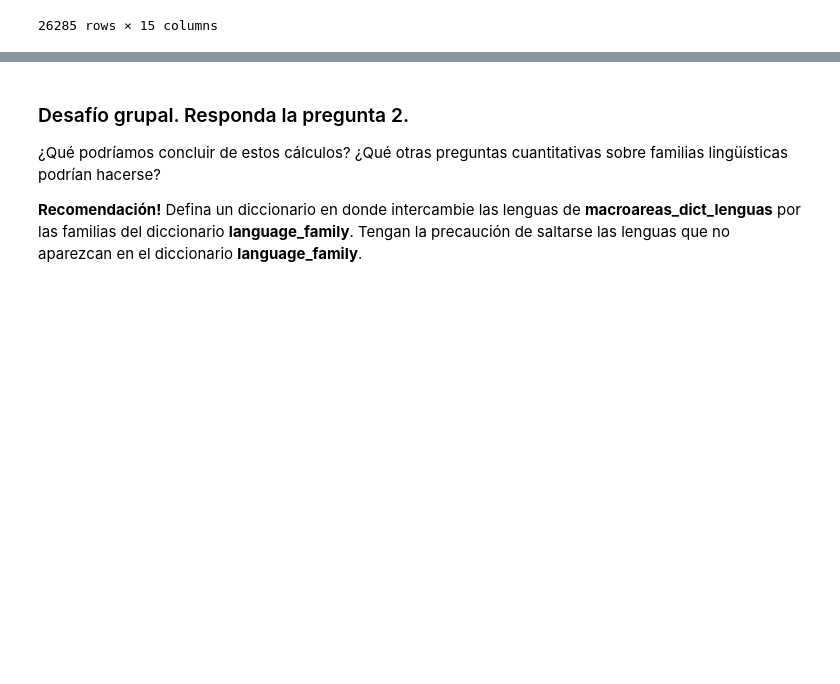
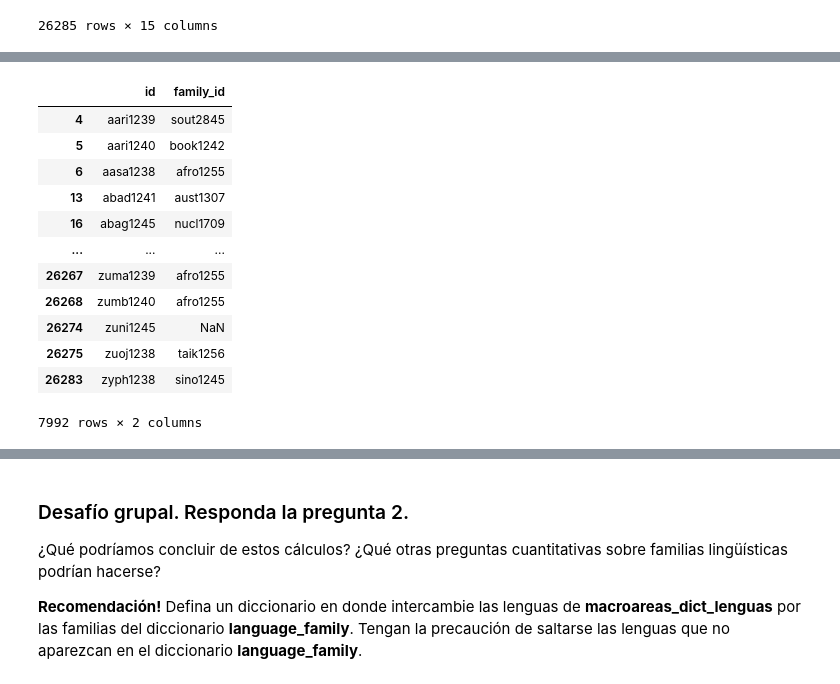
Before and after one commit to javiervz/seminario-computacion-lenguas-amerindias, a Jupyter notebook: códigos/semana-11/1-bases-de-datos.ipynb, the cells around one changed output, grey strips where cells are left out. Saved outputs shown, nothing was run; the diff lists cells and outputs as text; code cells hidden in the pictures; blank space fills up the shorter version.

```diff
--- a/códigos/semana-11/1-bases-de-datos.ipynb
+++ b/códigos/semana-11/1-bases-de-datos.ipynb
@@ -150,0 +195,16 @@ languoid
+# %%
+languoid
+# %% [output]
+|  | id | family_id |
+| 4 | aari1239 | sout2845 |
+| 5 | aari1240 | book1242 |
+| 6 | aasa1238 | afro1255 |
+| 13 | abad1241 | aust1307 |
+| 16 | abag1245 | nucl1709 |
+| ... | ... | ... |
+| 26267 | zuma1239 | afro1255 |
+| 26268 | zumb1240 | afro1255 |
+| 26274 | zuni1245 | NaN |
+| 26275 | zuoj1238 | taik1256 |
+| 26283 | zyph1238 | sino1245 |
+7992 rows × 2 columns
```
Also changed, not shown: parts of 26 cells of this notebook.
